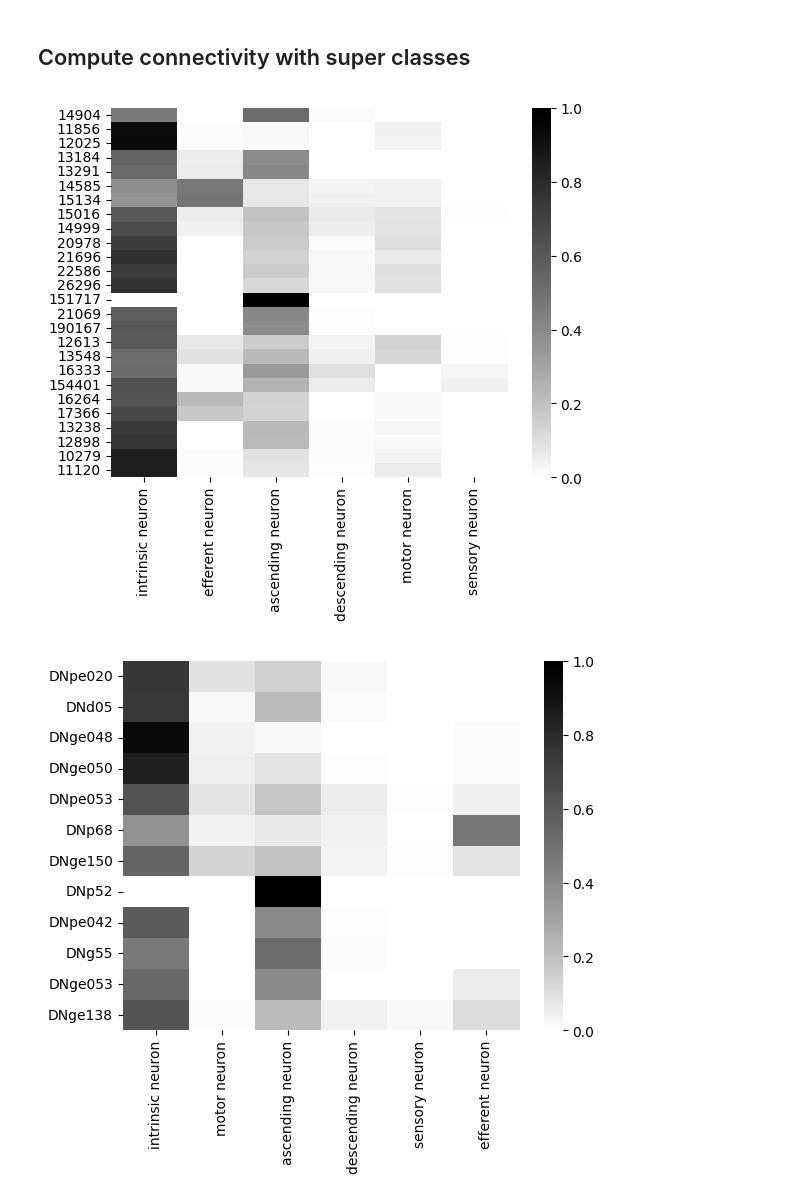
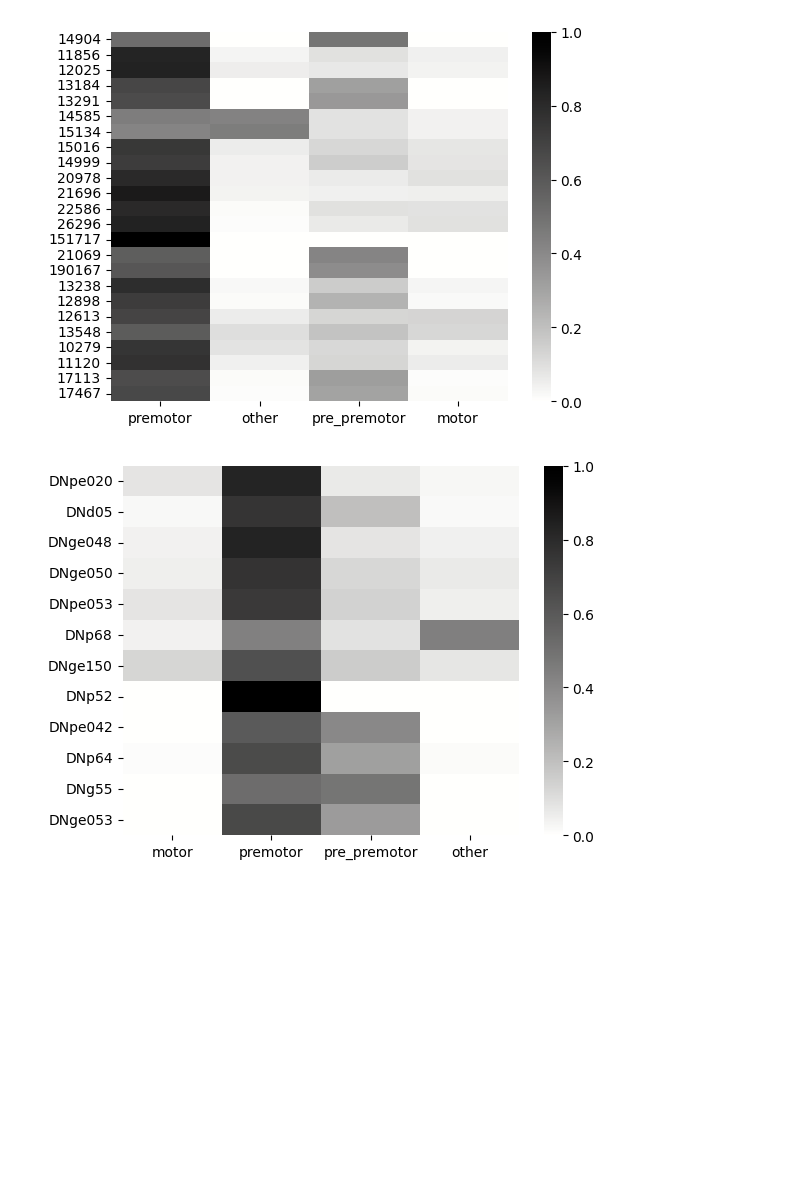
Before and after one commit to chrisjdallmann/roadrunner, a Jupyter notebook: code/manc_neuron_analysis.ipynb, the cells around one changed output. Drawn from its saved outputs; the diff is of its cells as text; code cells hidden in the pictures; blank space fills up the shorter version.

```diff
--- a/code/manc_neuron_analysis.ipynb
+++ b/code/manc_neuron_analysis.ipynb
@@ -104,3 +92,18 @@ df_connectivity_post = df_connectivity_post.reset_index(drop=True)
+# %%
+# Add neuron type
+neuron_type = []
+for index, row in df_connectivity_post.iterrows():
+    root_id = row.post_root_id
+    if root_id in motor_ids:
+        neuron_type.append('motor')
+    elif root_id in premotor_ids:
+        neuron_type.append('premotor')
+    elif root_id in pre_premotor_ids:
+        neuron_type.append('pre_premotor')
+    else:
+        neuron_type.append('other')
+
+df_connectivity_post['neuron_type'] = neuron_type
 # %%
 df_connectivity_post
 # %% [output]
@@ -120,39 +123,37 @@ df_connectivity_post
-# %% [markdown]
-## Compute connectivity with super classes
 # %%
 # Initialize synapse dictionary
-super_classes = df_connectivity_post.super_class.unique().tolist()
+neuron_types = df_connectivity_post.neuron_type.unique().tolist()
 dict_synapses = {}
 for source_id in source_ids:
     dict_synapses[source_id] = {}
-    for super_class in super_classes:
-        dict_synapses[source_id][super_class] = 0
+    for neuron_type in neuron_types:
+        dict_synapses[source_id][neuron_type] = 0
 # %%
 # Populate synapse dictionary
 for source_id in source_ids:
     syn_count_total = df_connectivity.syn_count[df_connectivity.pre_root_id == source_id].sum().item()
     # Use original df_connectivity to get total synapse count
 
-    for super_class in super_classes:
-        syn_count = df_connectivity_post.syn_count[(df_connectivity_post.pre_root_id == source_id) & (df_connectivity_post.super_class == super_class)].sum().item()
-        dict_synapses[source_id][super_class] += syn_count / syn_count_total
+    for neuron_type in neuron_types:
+        syn_count = df_connectivity_post.syn_count[(df_connectivity_post.pre_root_id == source_id) & (df_connectivity_post.neuron_type == neuron_type)].sum().item()
+        dict_synapses[source_id][neuron_type] += syn_count / syn_count_total
 # %%
 # Build connectivity matrix
-connectivity_matrix = np.zeros((len(source_ids),len(super_classes)))
+connectivity_matrix = np.zeros((len(source_ids),len(neuron_types)))
 for source_index, source_id in enumerate(dict_synapses.keys()):
-    for super_class_index, super_class in enumerate(super_classes):
-        connectivity_matrix[source_index,super_class_index] = dict_synapses[source_id][super_class]
+    for neuron_type_index, neuron_type in enumerate(neuron_types):
+        connectivity_matrix[source_index,neuron_type_index] = dict_synapses[source_id][neuron_type]
 # %%
 # Plot connectivity matrix
 cmap = cmocean.cm.gray_r
 
 sns.heatmap(connectivity_matrix,
             yticklabels = source_ids,
-            xticklabels = super_classes,
+            xticklabels = neuron_types,
             cmap = cmap)
 plt.show()
 # %% [output]
-[figure, old version]
+[figure, new version]
 # %%
 # Average rows for the same source neuron type
 neuron_names = list(dict_ids.keys())
@@ -189,10 +190,10 @@ cmap = cmocean.cm.gray_r
 
 sns.heatmap(connectivity_matrix,
             yticklabels = neuron_names,
-            xticklabels = super_classes,
+            xticklabels = neuron_types,
             cmap = cmap,
             vmax = 1)
 #plt.savefig(r"C:\Users\Chris\Desktop\connectivity_matrix.eps", bbox_inches="tight", transparent=True)
-plt.show()
+plt.show()# Plot connectivity matrix
 # %% [output]
-[figure, old version]
+[figure, new version]
```
Also changed, not shown: parts of 37 cells of this notebook, 1 other file.
